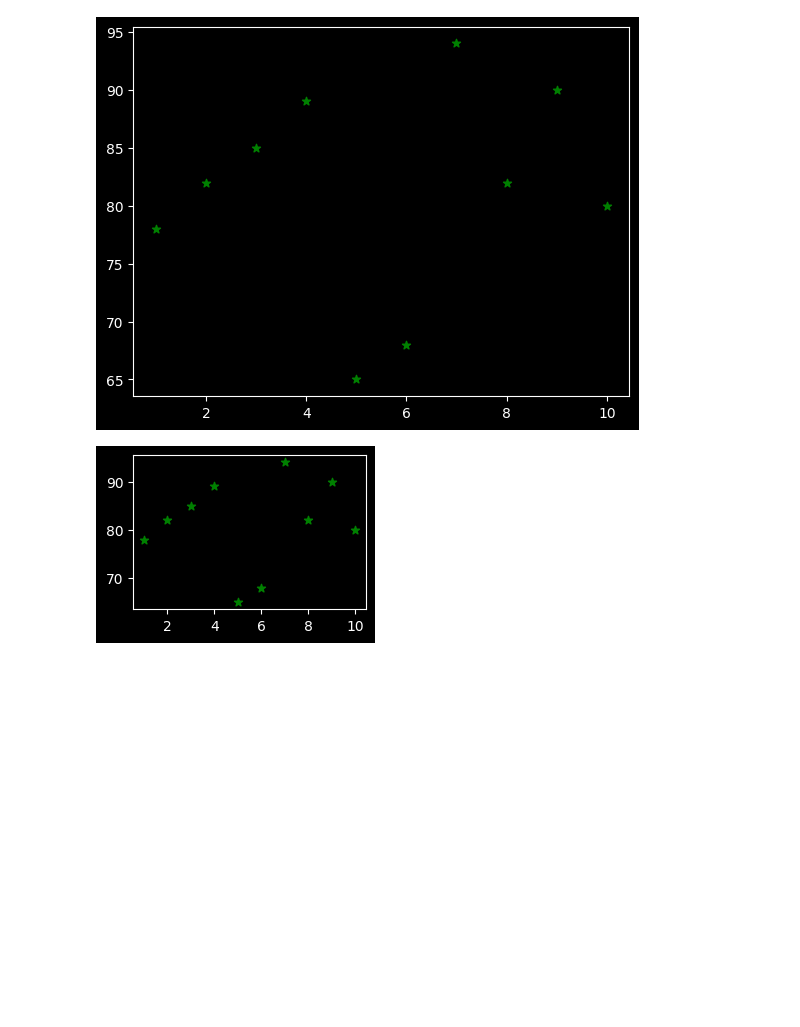
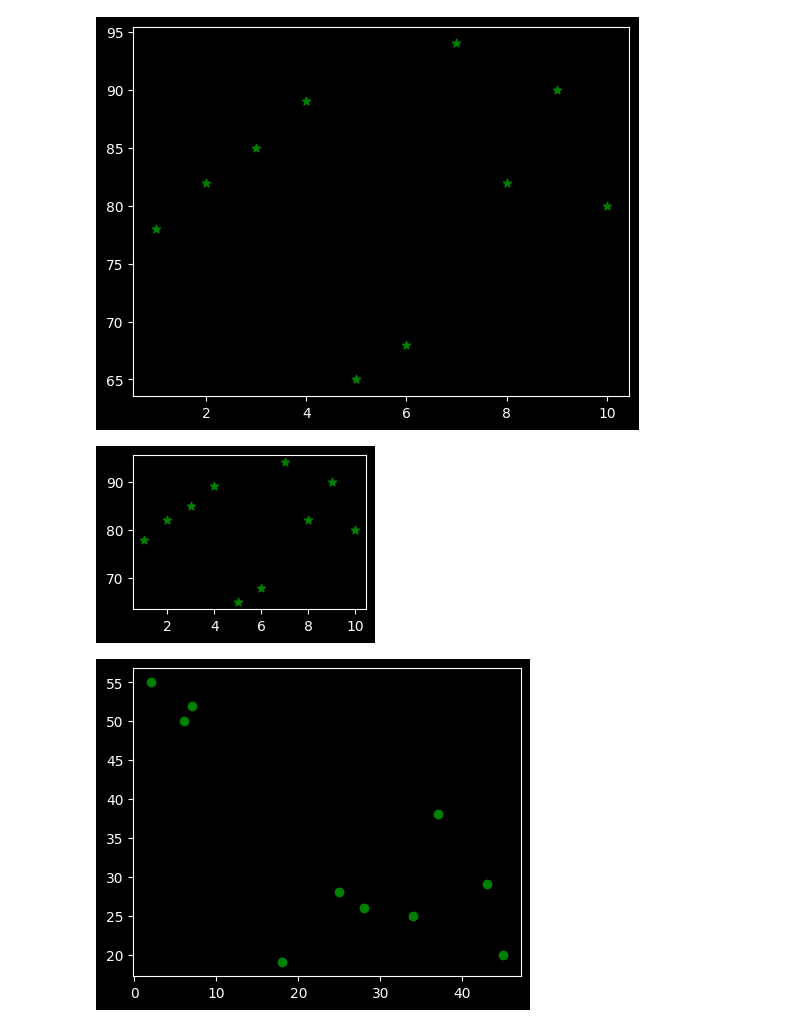
Before and after one commit to tusharmaurya267/Python_basic, a Jupyter notebook: Matplotlib_&_Seaborn.ipynb, the cells around one changed output. Cells and saved outputs as stored; diff of their text form; code cells hidden in the pictures; blank space fills up the shorter version.

```diff
--- a/Matplotlib_&_Seaborn.ipynb
+++ b/Matplotlib_&_Seaborn.ipynb
@@ -30,0 +25,12 @@ gurgaon_humidity = pd.Series([])
+# %%
+bangalore_temperature = pd.Series([35,36,37,34,28,27,26,25,31,20])
+gurgaon_temperature = pd.Series([25,34,37,45,28,6,43,18,7,2])
+# 21 29
+bangalore_humidity = pd.Series([40,46,38,35,42,44,41,40,34,40])
+gurgaon_humidity = pd.Series([28,25,38,20,26,50,29,19,52,55])
+# %%
+plt.figure(figsize=(5,4))
+plt.scatter(gurgaon_temperature, gurgaon_humidity , color = "green" , marker = "o")
+plt.show()
+# %% [output]
+[figure, added]
```
Also changed, not shown: parts of 2 cells of this notebook.
